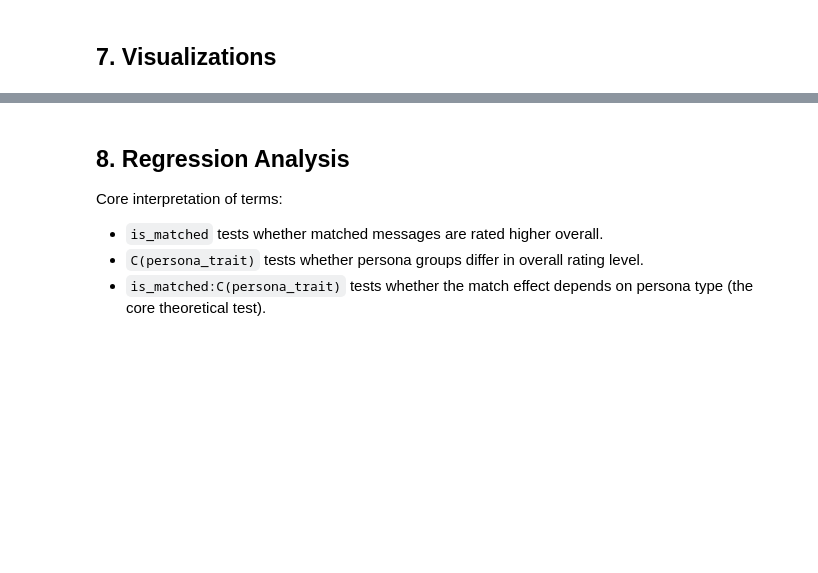
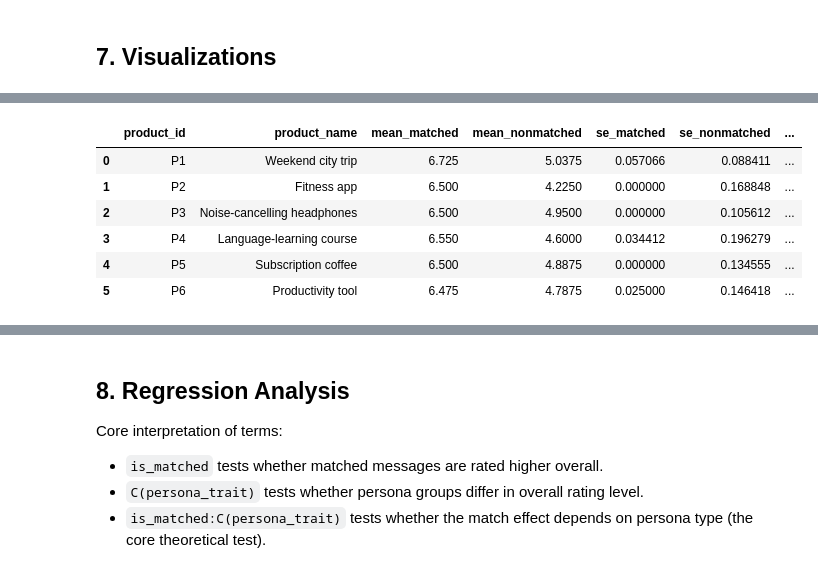
Before and after one commit to JuVerne/AI_personality_persuasion, a Jupyter notebook: Stimulus_Builder/analyze_ratings_pipeline.ipynb, the cells around one changed output, grey strips where cells are left out. Saved outputs shown, nothing was run; the diff lists cells and outputs as text; code cells hidden in the pictures; blank space fills up the shorter version.

```diff
--- a/Stimulus_Builder/analyze_ratings_pipeline.ipynb
+++ b/Stimulus_Builder/analyze_ratings_pipeline.ipynb
@@ -705,0 +740,78 @@ Saved figures:
+# %%
+if not FINAL_ROWLEVEL_CSV.exists():
+    raise FileNotFoundError(
+        f"Expected canonical row-level file not found: {FINAL_ROWLEVEL_CSV}. "
+        "Run the canonical pipeline export first."
+    )
+
+product_src = pd.read_csv(FINAL_ROWLEVEL_CSV)
+
+required_cols = ["product_id", "rating", "is_matched"]
+missing_cols = [c for c in required_cols if c not in product_src.columns]
+if missing_cols:
+    raise ValueError(f"Missing required columns in canonical row-level CSV: {missing_cols}")
+
+if "product_name" not in product_src.columns:
+    product_src["product_name"] = product_src["product_id"]
+
+product_src["rating"] = pd.to_numeric(product_src["rating"], errors="coerce")
+product_src["is_matched"] = pd.to_numeric(product_src["is_matched"], errors="coerce")
+product_src = product_src[product_src["rating"].notna() & product_src["is_matched"].isin([0, 1])].copy()
+
+prod_group = (
+    product_src.groupby(["product_id", "product_name", "is_matched"], dropna=False)["rating"]
+    .agg(n="count", mean="mean", sd="std")
+    .reset_index()
+)
+prod_group["se"] = prod_group["sd"] / np.sqrt(prod_group["n"])
+prod_group["se"] = prod_group["se"].fillna(0.0)
+
+pivot = prod_group.pivot_table(
+    index=["product_id", "product_name"],
+    columns="is_matched",
+    values=["mean", "se", "n"],
+    aggfunc="first",
+)
+pivot.columns = [f"{a}_{int(b)}" for a, b in pivot.columns]
+
+product_uplift = pivot.reset_index().rename(
+    columns={
+        "mean_1": "mean_matched",
+        "mean_0": "mean_nonmatched",
+        "se_1": "se_matched",
+        "se_0": "se_nonmatched",
+        "n_1": "n_matched",
+        "n_0": "n_nonmatched",
+    }
+)
+
+for col in ["mean_matched", "mean_nonmatched", "se_matched", "se_nonmatched", "n_matched", "n_nonmatched"]:
+    if col not in product_uplift.columns:
+        product_uplift[col] = np.nan
+
+product_uplift["uplift_matched_minus_nonmatched"] = product_uplift["mean_matched"] - product_uplift["mean_nonmatched"]
+
+product_level_matched_uplift = product_uplift[
+    [
+        "product_id",
+        "product_name",
+        "mean_matched",
+        "mean_nonmatched",
+        "se_matched",
+        "se_nonmatched",
+        "uplift_matched_minus_nonmatched",
+        "n_matched",
+        "n_nonmatched",
+    ]
+].sort_values("product_id").reset_index(drop=True)
+
+for target_dir in [CANONICAL_OUT_DIR, OUT_DIR]:
+    target_dir.mkdir(parents=True, exist_ok=True)
+    product_level_matched_uplift.to_csv(target_dir / "product_level_matched_uplift.csv", index=False)
+
+print("Saved product-level matched uplift table to:")
+print("-", CANONICAL_OUT_DIR / "product_level_matched_uplift.csv")
+print("-", OUT_DIR / "product_level_matched_uplift.csv")
+
+product_level_matched_uplift
+# %% [output]
@@ -705,0 +821,7 @@ Saved figures:
+|  | product_id | product_name | mean_matched | mean_nonmatched | se_matched | se_nonmatched | ... |
+| 0 | P1 | Weekend city trip | 6.725 | 5.0375 | 0.057066 | 0.088411 | ... |
+| 1 | P2 | Fitness app | 6.500 | 4.2250 | 0.000000 | 0.168848 | ... |
+| 2 | P3 | Noise-cancelling headphones | 6.500 | 4.9500 | 0.000000 | 0.105612 | ... |
+| 3 | P4 | Language-learning course | 6.550 | 4.6000 | 0.034412 | 0.196279 | ... |
+| 4 | P5 | Subscription coffee | 6.500 | 4.8875 | 0.000000 | 0.134555 | ... |
+| 5 | P6 | Productivity tool | 6.475 | 4.7875 | 0.025000 | 0.146418 | ... |
```
Also changed, not shown: parts of 12 cells of this notebook, 9 other files.
